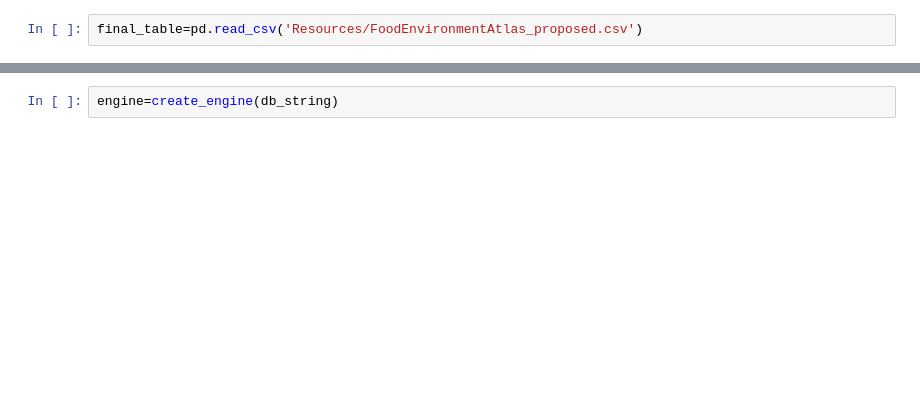
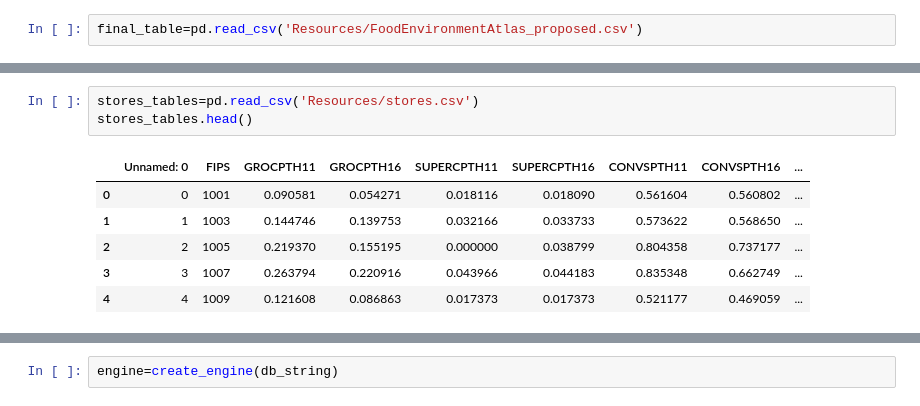
Before and after one commit to TMWRose/Group-1---Food-Deserts-How-They-Affect-Community-Health, a Jupyter notebook: Extracting_Full_DB.ipynb, the cells around one changed output, grey strips where cells are left out. Drawn from its saved outputs; the diff is of its cells as text; blank space fills up the shorter version.

```diff
--- a/Extracting_Full_DB.ipynb
+++ b/Extracting_Full_DB.ipynb
@@ -17,0 +59,10 @@ final_table.head()
+# %%
+stores_tables=pd.read_csv('Resources/stores.csv')
+stores_tables.head()
+# %% [output]
+|  | Unnamed: 0 | FIPS | GROCPTH11 | GROCPTH16 | SUPERCPTH11 | SUPERCPTH16 | CONVSPTH11 | CONVSPTH16 | ... |
+| 0 | 0 | 1001 | 0.090581 | 0.054271 | 0.018116 | 0.018090 | 0.561604 | 0.560802 | ... |
+| 1 | 1 | 1003 | 0.144746 | 0.139753 | 0.032166 | 0.033733 | 0.573622 | 0.568650 | ... |
+| 2 | 2 | 1005 | 0.219370 | 0.155195 | 0.000000 | 0.038799 | 0.804358 | 0.737177 | ... |
+| 3 | 3 | 1007 | 0.263794 | 0.220916 | 0.043966 | 0.044183 | 0.835348 | 0.662749 | ... |
+| 4 | 4 | 1009 | 0.121608 | 0.086863 | 0.017373 | 0.017373 | 0.521177 | 0.469059 | ... |
```
Also changed, not shown: parts of 22 cells of this notebook, 15 other files.
